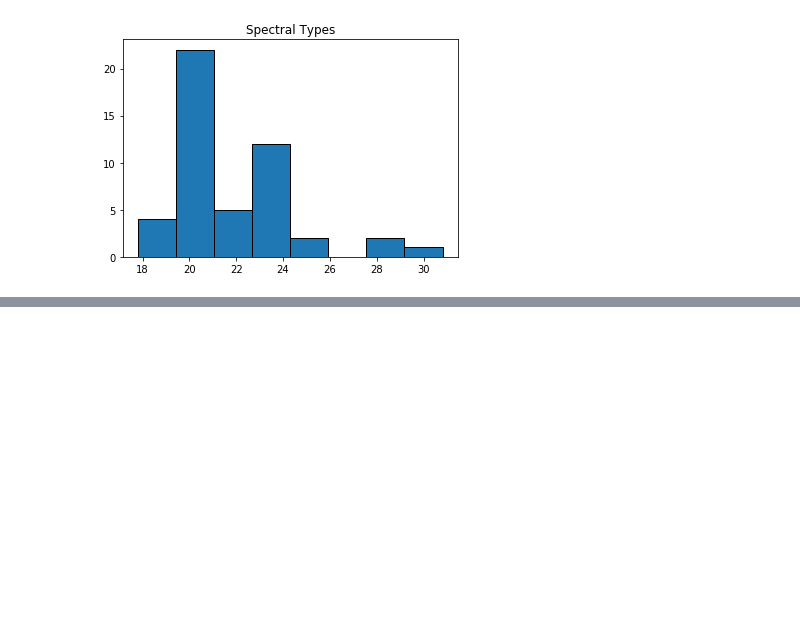
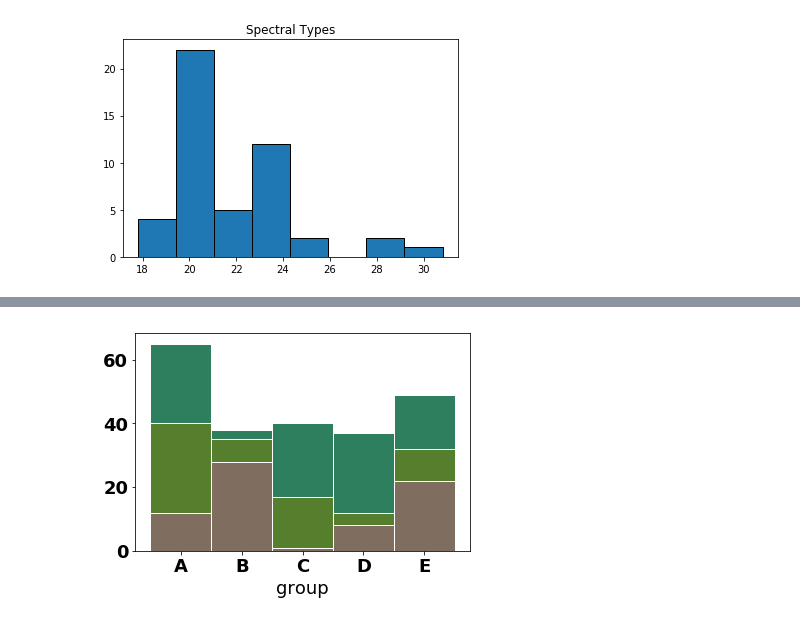
Before and after one commit to ammccarthy/BDvariabilityREU, a Jupyter notebook: K2data/CMD and Histogram.ipynb, the cells around one changed output, grey strips where cells are left out. Cells and saved outputs as stored; diff of their text form; code cells hidden in the pictures; blank space fills up the shorter version.

```diff
--- a/K2data/CMD and Histogram.ipynb
+++ b/K2data/CMD and Histogram.ipynb
@@ -215,0 +234,39 @@ Text(0.5,1,'Frequency of Brown Dwarf Spectral Type from K2 Data Sample')
+# %%
+import numpy as np
+import matplotlib.pyplot as plt
+from matplotlib import rc
+import pandas as pd
+
+# y-axis in bold
+#rc('font', weight='bold')
+
+# Values of each group
+bars1 = [12, 28, 1, 8, 22]
+bars2 = [28, 7, 16, 4, 10]
+bars3 = [25, 3, 23, 25, 17]
+
+# Heights of bars1 + bars2
+bars = np.add(bars1, bars2).tolist()
+
+# The position of the bars on the x-axis
+r = [0,1,2,3,4]
+
+# Names of group and bar width
+names = ['A','B','C','D','E']
+barWidth = 1
+
+# Create brown bars
+plt.bar(r, bars1, color='#7f6d5f', edgecolor='white', width=barWidth)
+# Create green bars (middle), on top of the firs ones
+plt.bar(r, bars2, bottom=bars1, color='#557f2d', edgecolor='white', width=barWidth)
+# Create green bars (top)
+plt.bar(r, bars3, bottom=bars, color='#2d7f5e', edgecolor='white', width=barWidth)
+
+# Custom X axis
+plt.xticks(r, names, fontweight='bold')
+plt.xlabel("group")
+
+# Show graphic
+plt.show()
+# %% [output]
+[figure, added]
```
Also changed, not shown: parts of 6 cells of this notebook.
